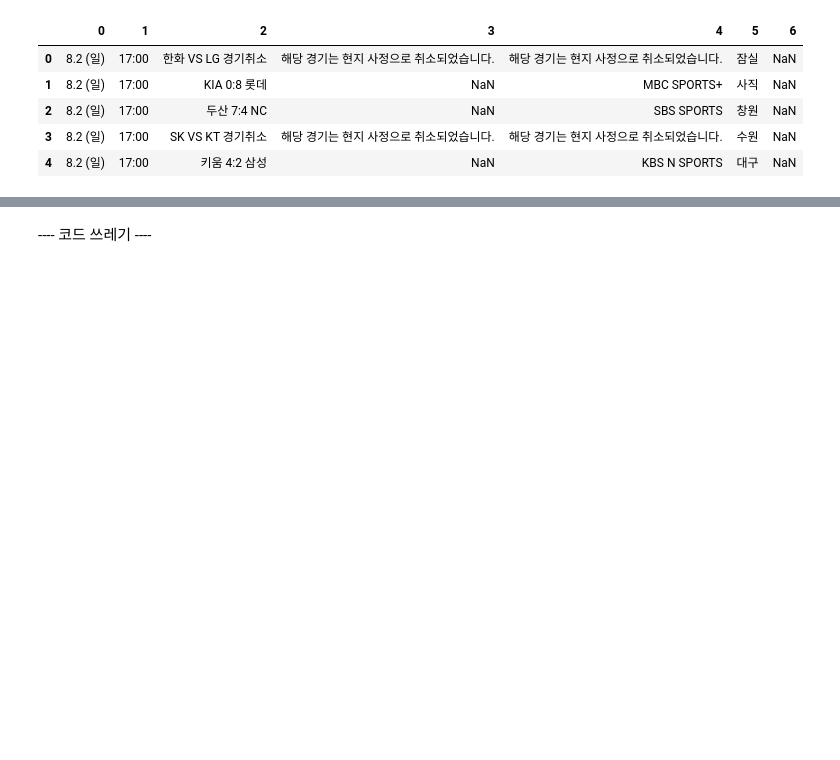
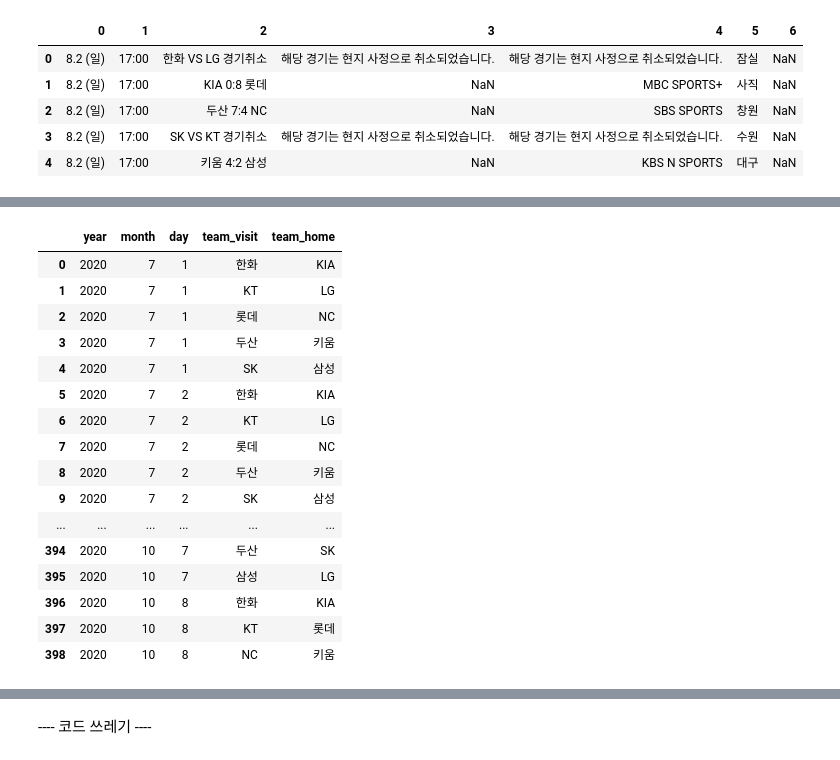
Before and after one commit to cheris8/Baseball_ChilliShrimp, a Jupyter notebook: code/crawling/crawling_KBO_schedule.ipynb, the cells around one changed output, grey strips where cells are left out. Drawn from its saved outputs; the diff is of its cells as text; code cells hidden in the pictures; blank space fills up the shorter version.

```diff
--- a/code/crawling/crawling_KBO_schedule.ipynb
+++ b/code/crawling/crawling_KBO_schedule.ipynb
@@ -373,6 +341,26 @@ See the caveats in the documentation: https://pandas.pydata.org/pandas-docs/stab
 # 컬럼 순서 변경
 cdf = cdf.reindex(columns=['year', 'month', 'day', 'team_visit', 'team_home', '구장'])
 cdf = cdf.drop(columns = ['구장'])
+# %%
+cdf
+# %% [output]
+|  | year | month | day | team_visit | team_home |
+| 0 | 2020 | 7 | 1 | 한화 | KIA |
+| 1 | 2020 | 7 | 1 | KT | LG |
+| 2 | 2020 | 7 | 1 | 롯데 | NC |
+| 3 | 2020 | 7 | 1 | 두산 | 키움 |
+| 4 | 2020 | 7 | 1 | SK | 삼성 |
+| 5 | 2020 | 7 | 2 | 한화 | KIA |
+| 6 | 2020 | 7 | 2 | KT | LG |
+| 7 | 2020 | 7 | 2 | 롯데 | NC |
+| 8 | 2020 | 7 | 2 | 두산 | 키움 |
+| 9 | 2020 | 7 | 2 | SK | 삼성 |
+| ... | ... | ... | ... | ... | ... |
+| 394 | 2020 | 10 | 7 | 두산 | SK |
+| 395 | 2020 | 10 | 7 | 삼성 | LG |
+| 396 | 2020 | 10 | 8 | 한화 | KIA |
+| 397 | 2020 | 10 | 8 | KT | 롯데 |
+| 398 | 2020 | 10 | 8 | NC | 키움 |
 # %%
 cdf.info()
 # %% [output]
```
Also changed, not shown: parts of 14 cells of this notebook, 14 other files.
